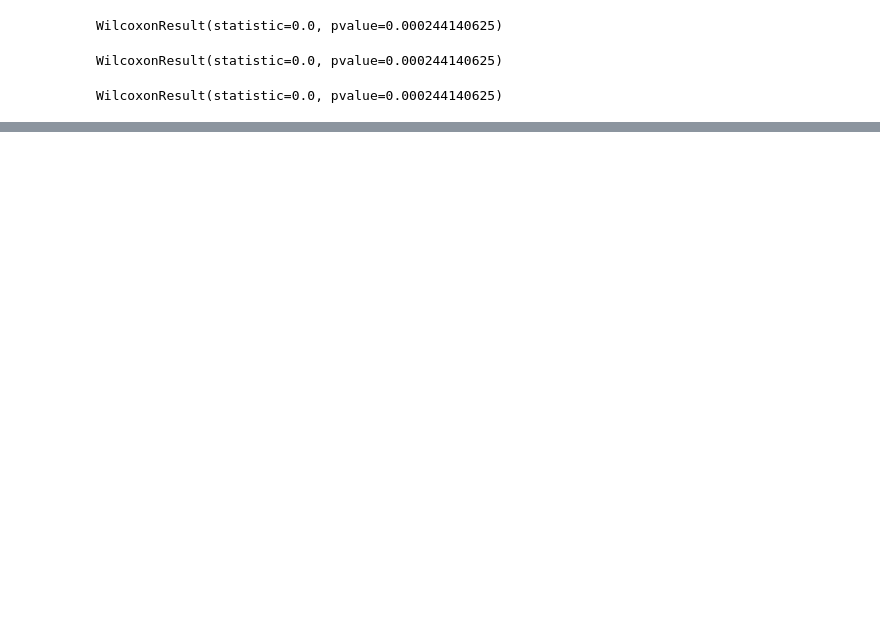
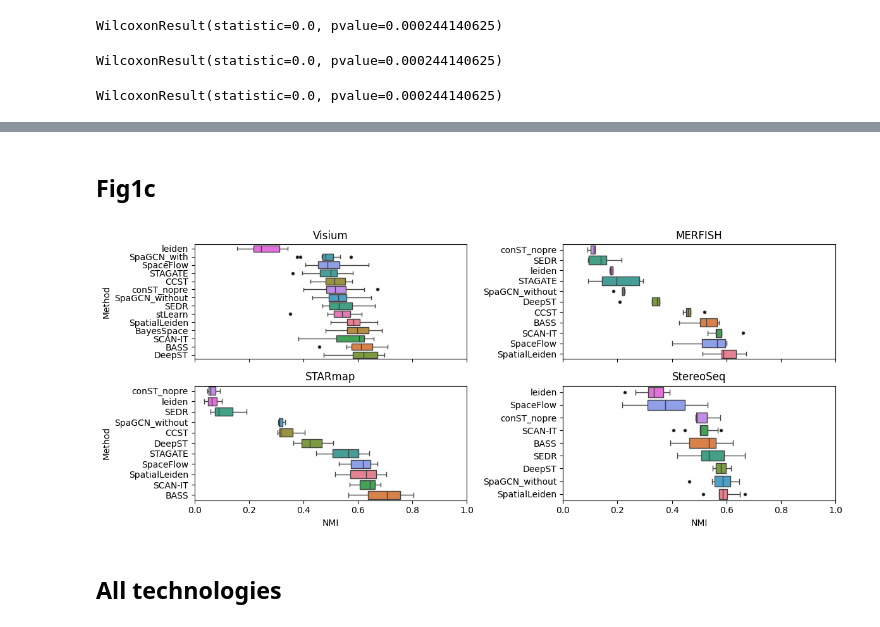
Before and after one commit to HiDiHlabs/SpatialLeiden-Study, a Jupyter notebook: 3_Fig.ipynb, the cells around one changed output, grey strips where cells are left out. Cells and saved outputs as stored; diff of their text form; code cells hidden in the pictures; blank space fills up the shorter version.

```diff
--- a/3_Fig.ipynb
+++ b/3_Fig.ipynb
@@ -303,0 +427,7 @@ nmi.to_csv(fig_dir / "NMI.tsv", sep="\t")
+# %%
+nmi_spatialleiden = (
+    nmi_spatialleiden.groupby(["sample", "Biotech", "neighbors", "Method"])
+    .agg({"NMI": "median"})
+    .reset_index()
+    .rename(columns={"sample": "DataName"})
+)
@@ -303,0 +445,41 @@ nmi.to_csv(fig_dir / "NMI.tsv", sep="\t")
+# %% [markdown]
+## Fig1c
+# %%
+def nmi_boxplot(nmi_df, technology, ax, cmap):
+    nmi_df = nmi_df.loc[lambda df: (df["Biotech"] == technology)]
+
+    order = nmi_df.groupby("Method").agg({"NMI": "median"}).sort_values("NMI").index
+
+    _ = sns.boxplot(
+        data=nmi_df,
+        y="Method",
+        x="NMI",
+        hue="Method",
+        order=order,
+        ax=ax,
+        flierprops=flierprops,
+        palette=cmap,
+    )
+    ax.set(xlim=(0, 1), title=technology)
+# %%
+fig1c, axs = plt.subplots(nrows=2, ncols=2, figsize=(12, 5), sharex=True)
+
+nmi_knn = nmi.loc[lambda df: df["neighbors"] != "delaunay"]
+
+methods = nmi_knn.Method.unique()
+cmap = {m: c for m, c in zip(methods, sns.color_palette("husl", len(methods)))}
+
+nmi_boxplot(nmi_knn, "Visium", axs[0, 0], cmap)
+nmi_boxplot(nmi_knn, "MERFISH", axs[0, 1], cmap)
+nmi_boxplot(nmi_knn, "STARmap", axs[1, 0], cmap)
+nmi_boxplot(nmi_knn, "StereoSeq", axs[1, 1], cmap)
+
+axs[0, 1].set(ylabel=None)
+axs[1, 1].set(ylabel=None)
+
+fig1c.tight_layout()
+fig1c.savefig(fig_dir / "Fig1c.pdf", dpi=600)
+# %% [output]
+[figure, added]
+# %% [markdown]
+## All technologies
```
Also changed, not shown: parts of 45 cells of this notebook, 22 other files.
